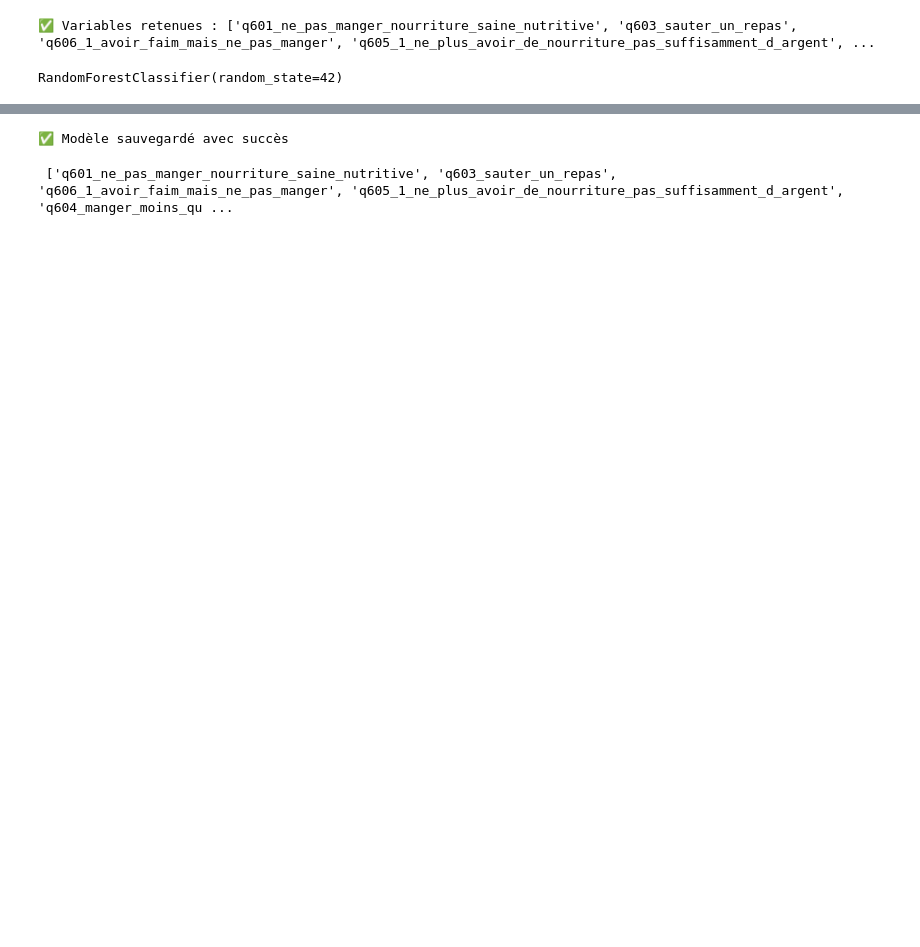
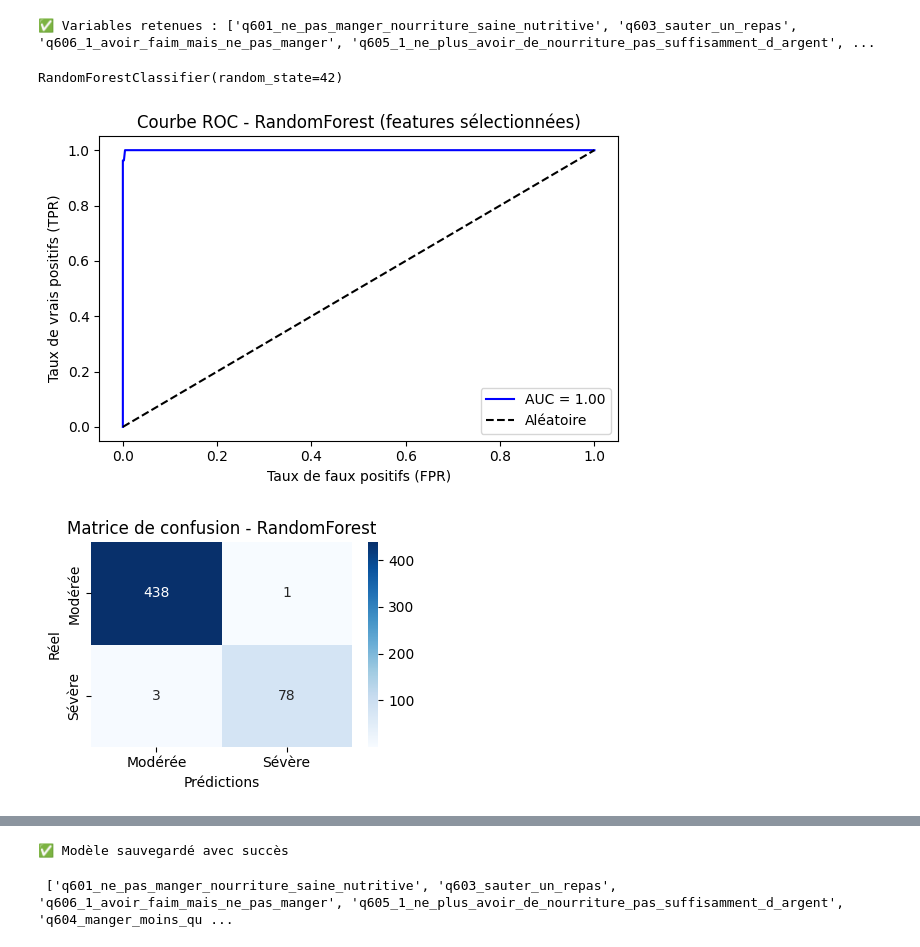
Before and after one commit to Dieme92/fast-api-food-security, a Jupyter notebook: fast-api-food-security_PROJET_DIT.ipynb, the cells around one changed output, grey strips where cells are left out. Cells and saved outputs as stored; diff of their text form; code cells hidden in the pictures; blank space fills up the shorter version.

```diff
--- a/fast-api-food-security_PROJET_DIT.ipynb
+++ b/fast-api-food-security_PROJET_DIT.ipynb
@@ -147,3 +195,36 @@ rf_selected = RandomForestClassifier(n_estimators=100, random_state=42)
 rf_selected.fit(X_train[selected_features], y_train)
 # %% [output]
 RandomForestClassifier(random_state=42)
+# %%
+from sklearn.metrics import roc_curve, confusion_matrix
+import matplotlib.pyplot as plt
+import seaborn as sns
+
+# 🔹 Courbe ROC
+y_proba = rf_selected.predict_proba(X_test[selected_features])[:, 1]
+fpr, tpr, thresholds = roc_curve(y_test, y_proba)
+
+plt.figure(figsize=(6, 4))
+plt.plot(fpr, tpr, label=f"AUC = {roc_auc_score(y_test, y_proba):.2f}", color="blue")
+plt.plot([0, 1], [0, 1], "k--", label="Aléatoire")
+plt.xlabel("Taux de faux positifs (FPR)")
+plt.ylabel("Taux de vrais positifs (TPR)")
+plt.title("Courbe ROC - RandomForest (features sélectionnées)")
+plt.legend(loc="lower right")
+plt.tight_layout()
+plt.show()
+
+# 🔹 Matrice de confusion
+y_pred = rf_selected.predict(X_test[selected_features])
+cm = confusion_matrix(y_test, y_pred)
+
+plt.figure(figsize=(4, 3))
+sns.heatmap(cm, annot=True, fmt="d", cmap="Blues", xticklabels=["Modérée", "Sévère"], yticklabels=["Modérée", "Sévère"])
+plt.xlabel("Prédictions")
+plt.ylabel("Réel")
+plt.title("Matrice de confusion - RandomForest")
+plt.tight_layout()
+plt.show()
+# %% [output]
+[figure, added]
+[figure, added]
```
Also changed, not shown: parts of 20 cells of this notebook.
